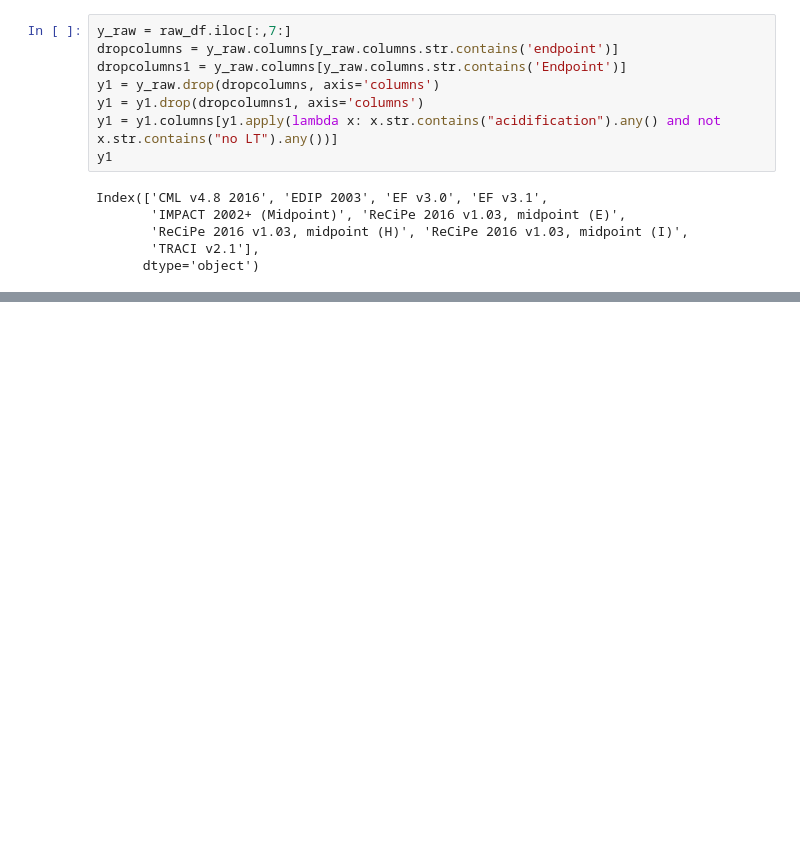
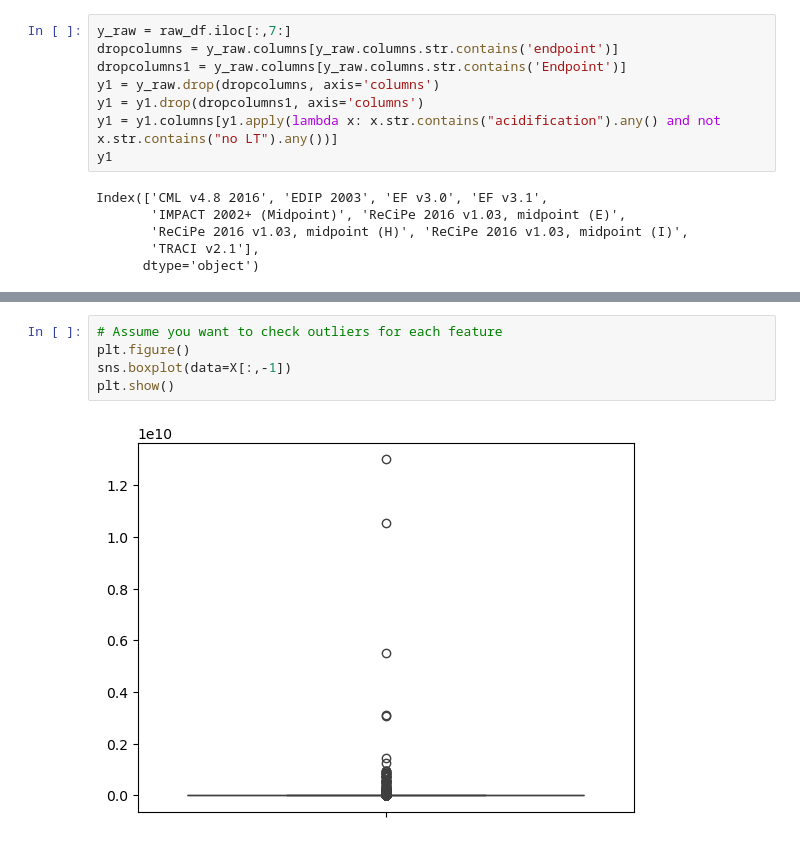
Before and after one commit to adsmer2/LCIA-impact-translator, a Jupyter notebook: EI391_ML.ipynb, the cells around one changed output, grey strips where cells are left out. Drawn from its saved outputs; the diff is of its cells as text; blank space fills up the shorter version.

```diff
--- a/EI391_ML.ipynb
+++ b/EI391_ML.ipynb
@@ -156,0 +251,7 @@ len(y)
+# %%
+# Assume you want to check outliers for each feature
+plt.figure()
+sns.boxplot(data=X[:,-1])
+plt.show()
+# %% [output]
+[figure, added]
```
Also changed, not shown: parts of 31 cells of this notebook.
